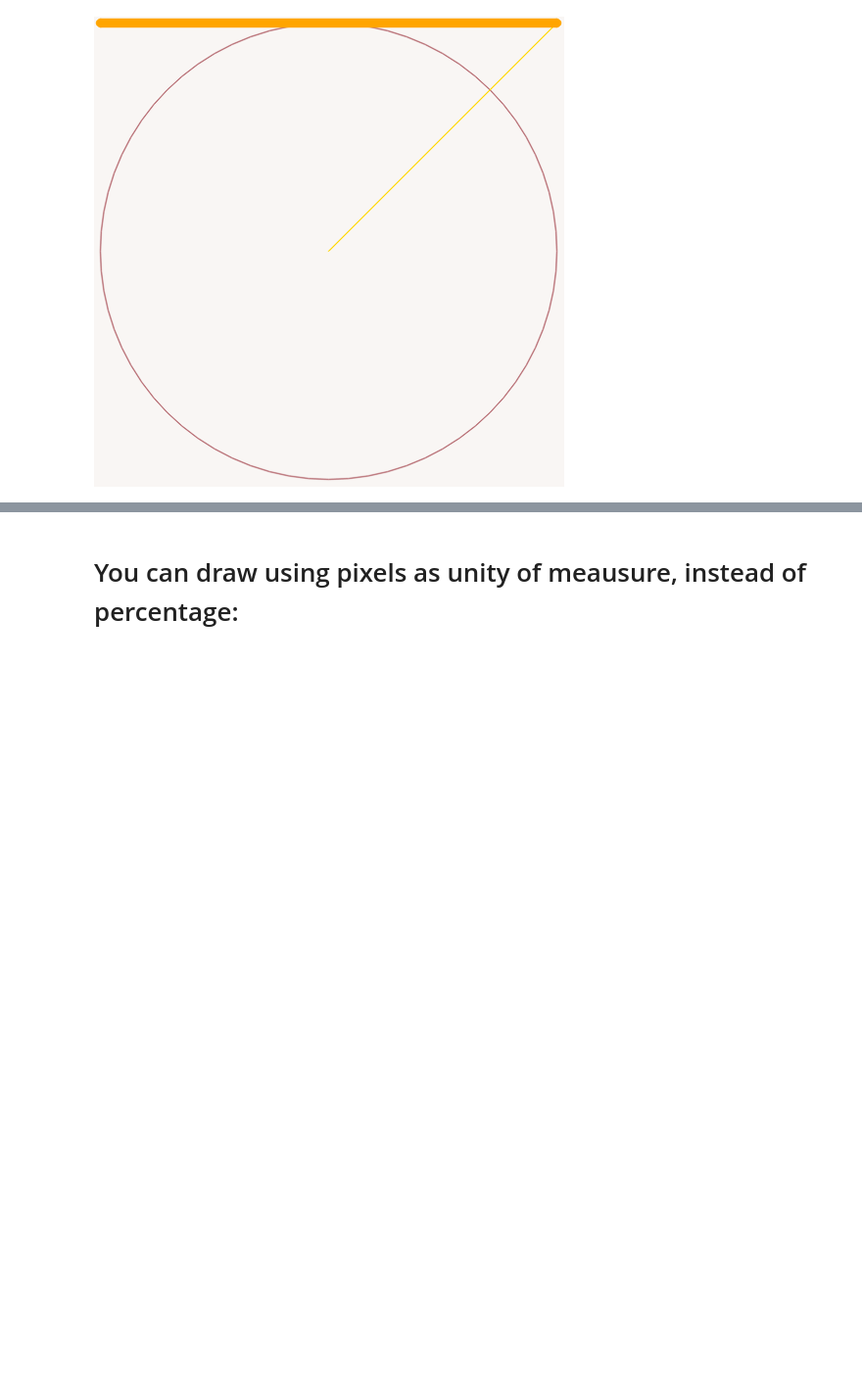
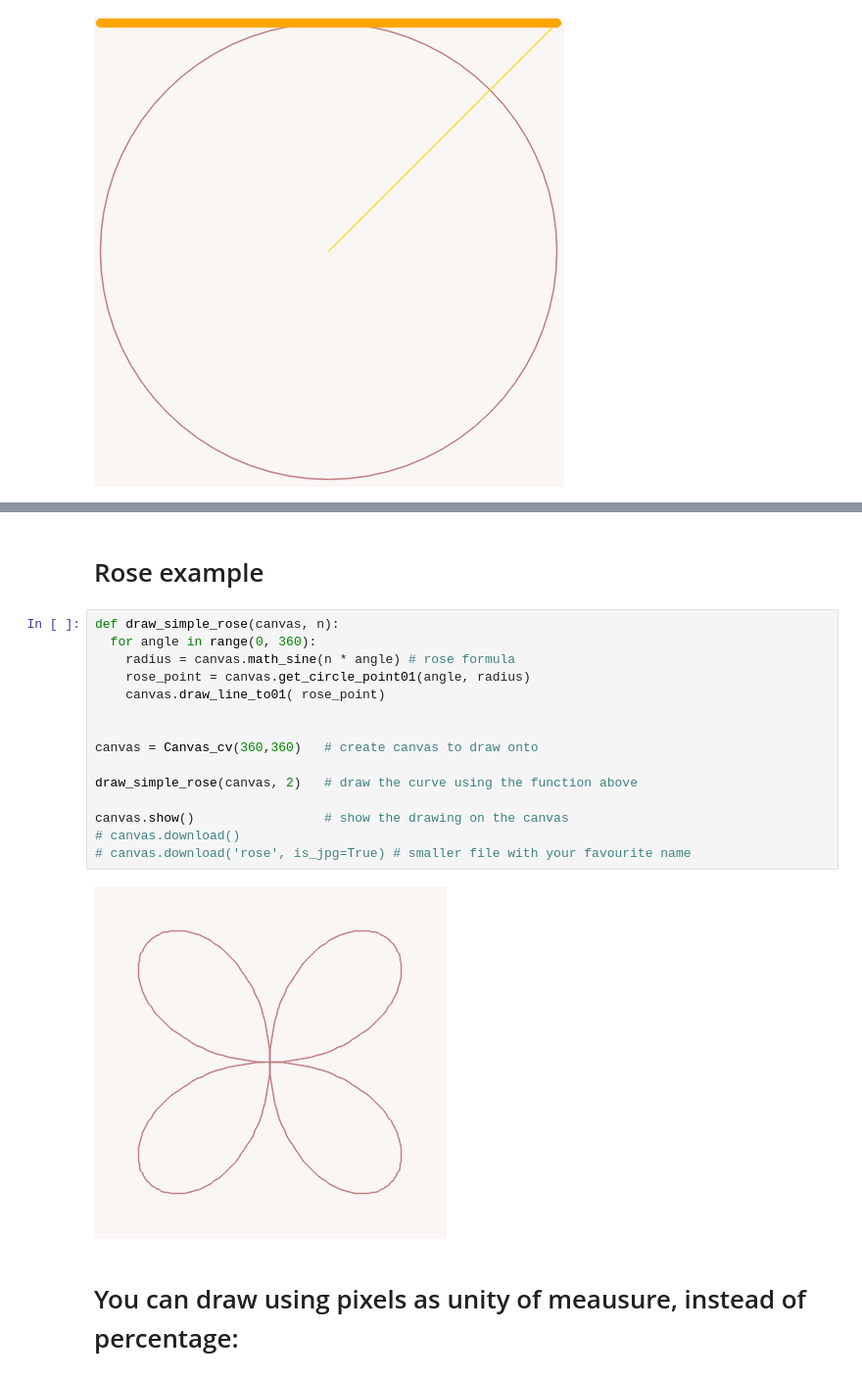
Before and after one commit to kodindonesia/COLAB_Canvas-Video_Tutorials, a Jupyter notebook: 00_Manual_Canvas_cv_and_Video_cv.ipynb, the cells around one changed output, grey strips where cells are left out. Shown: that part at 98% size. Drawn from its saved outputs; the diff is of its cells as text; blank space fills up the shorter version.

```diff
--- a/00_Manual_Canvas_cv_and_Video_cv.ipynb
+++ b/00_Manual_Canvas_cv_and_Video_cv.ipynb
@@ -47,3 +68,22 @@ c.show()
+# %% [markdown]
+# Rose example
+# %%
+def draw_simple_rose(canvas, n):
+  for angle in range(0, 360):
+    radius = canvas.math_sine(n * angle) # rose formula
+    rose_point = canvas.get_circle_point01(angle, radius)
+    canvas.draw_line_to01( rose_point)
+
+
+canvas = Canvas_cv(360,360)   # create canvas to draw onto
+
+draw_simple_rose(canvas, 2)   # draw the curve using the function above
+
+canvas.show()                 # show the drawing on the canvas
+# canvas.download()
+# canvas.download('rose', is_jpg=True) # smaller file with your favourite name
+# %% [output]
+[figure, added]
 # %% [markdown]
 # You can draw using pixels as unity of meausure, instead of percentage:
 # %%
```
Also changed, not shown: parts of 12 cells of this notebook.
